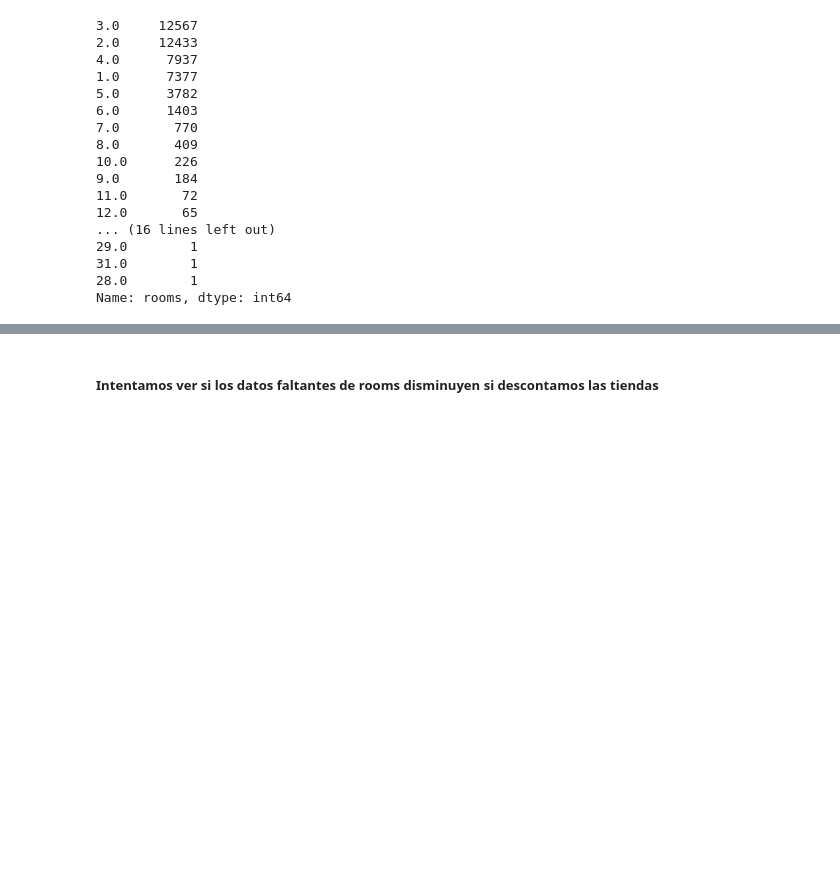
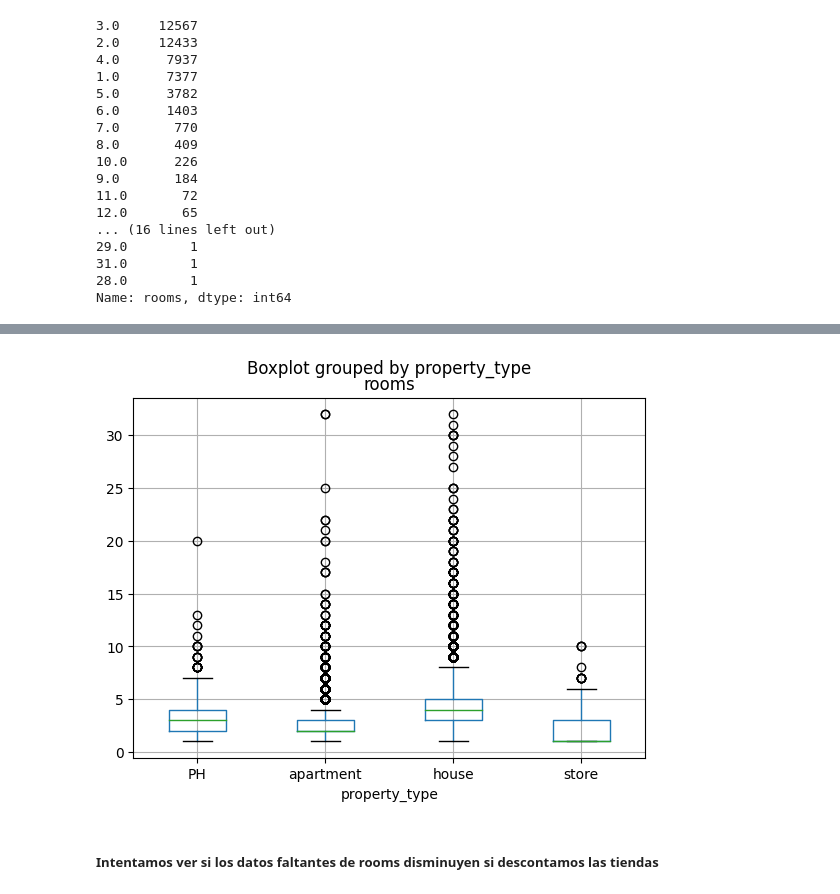
Before and after one commit to LuiosDyet/dh-ds-pi-1, a Jupyter notebook: superficie.ipynb, the cells around one changed output, grey strips where cells are left out. Cells and saved outputs as stored; diff of their text form; code cells hidden in the pictures; blank space fills up the shorter version.

```diff
--- a/superficie.ipynb
+++ b/superficie.ipynb
@@ -6,5 +9,5 @@ import numpy as np
 # %%
-data = pd.read_csv("./properatti.csv", index_col=0)
+data = pd.read_csv("..\properatti.csv", index_col=0)
 data.shape
 # %% [output]
 (121220, 25)
@@ -51,3 +71,10 @@ Name: rooms, dtype: int64
+# %%
+#visualizando la dispersion de rooms y floor
+data.boxplot(column= "rooms", by="property_type")
+#data.boxplot(column = "floor", by="property_type")
+plt.show()
+# %% [output]
+[figure, added]
 # %%
 mask_residencial= data.property_type != 'store'
 tipos_residenciales=data.property_type[mask_residencial]
```
Also changed, not shown: parts of 7 cells of this notebook, 1 other file.
